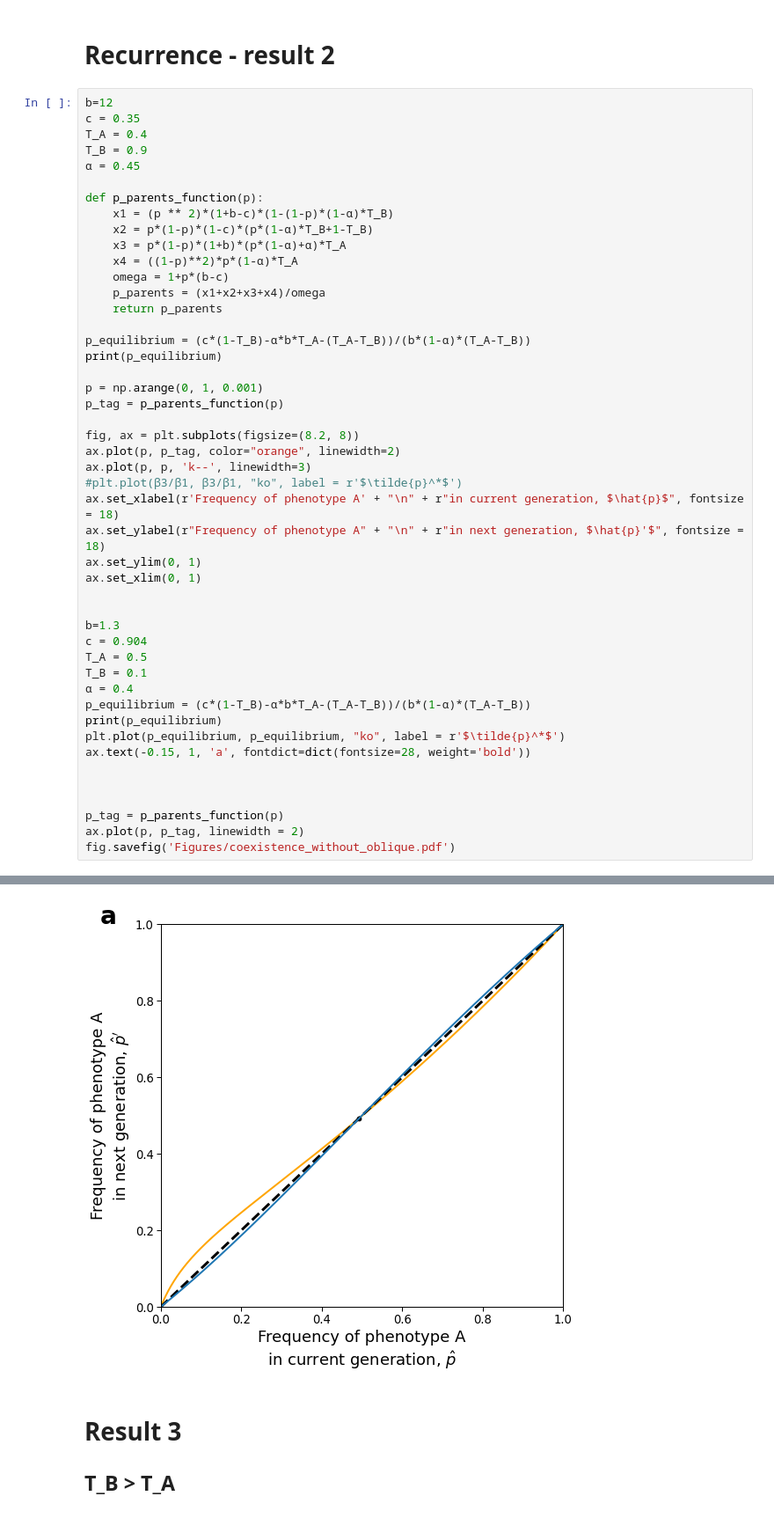
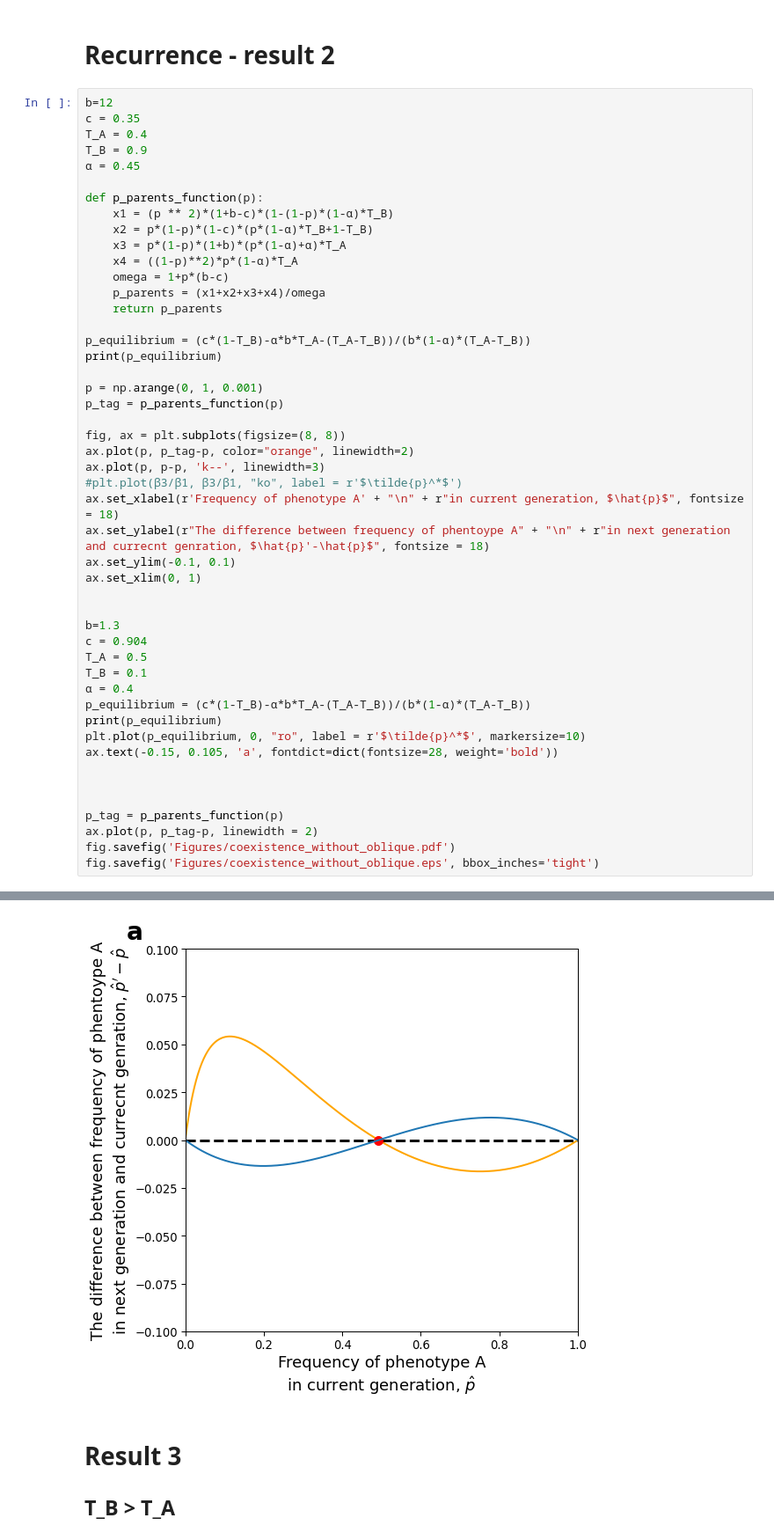
Before and after one commit to yoavram-lab/CulturalCooperation, a Jupyter notebook: ms/figures.ipynb, the cells around one changed output, grey strips where cells are left out. Shown at 88% size. Drawn from its saved outputs; the diff is of its cells as text.

```diff
--- a/ms/figures.ipynb
+++ b/ms/figures.ipynb
@@ -185,42 +185,43 @@ def p_parents_function(p):
     omega = 1+p*(b-c)
     p_parents = (x1+x2+x3+x4)/omega
     return p_parents
 
 p_equilibrium = (c*(1-T_B)-α*b*T_A-(T_A-T_B))/(b*(1-α)*(T_A-T_B))
 print(p_equilibrium)
 
 p = np.arange(0, 1, 0.001)
 p_tag = p_parents_function(p)
 
-fig, ax = plt.subplots(figsize=(8.2, 8))
-ax.plot(p, p_tag, color="orange", linewidth=2)
-ax.plot(p, p, 'k--', linewidth=3)
+fig, ax = plt.subplots(figsize=(8, 8))
+ax.plot(p, p_tag-p, color="orange", linewidth=2)
+ax.plot(p, p-p, 'k--', linewidth=3)
 #plt.plot(β3/β1, β3/β1, "ko", label = r'$\tilde{p}^*$')
 ax.set_xlabel(r'Frequency of phenotype A' + "\n" + r"in current generation, $\hat{p}$", fontsize = 18)
-ax.set_ylabel(r"Frequency of phenotype A" + "\n" + r"in next generation, $\hat{p}'$", fontsize = 18)
-ax.set_ylim(0, 1)
+ax.set_ylabel(r"The difference between frequency of phentoype A" + "\n" + r"in next generation and currecnt genration, $\hat{p}'-\hat{p}$", fontsize = 18)
+ax.set_ylim(-0.1, 0.1)
 ax.set_xlim(0, 1)
 
 
 b=1.3
 c = 0.904
 T_A = 0.5
 T_B = 0.1
 α = 0.4
 p_equilibrium = (c*(1-T_B)-α*b*T_A-(T_A-T_B))/(b*(1-α)*(T_A-T_B))
 print(p_equilibrium)
-plt.plot(p_equilibrium, p_equilibrium, "ko", label = r'$\tilde{p}^*$')
-ax.text(-0.15, 1, 'a', fontdict=dict(fontsize=28, weight='bold'))
+plt.plot(p_equilibrium, 0, "ro", label = r'$\tilde{p}^*$', markersize=10)
+ax.text(-0.15, 0.105, 'a', fontdict=dict(fontsize=28, weight='bold'))
 
 
 
 p_tag = p_parents_function(p)
-ax.plot(p, p_tag, linewidth = 2)
+ax.plot(p, p_tag-p, linewidth = 2)
 fig.savefig('Figures/coexistence_without_oblique.pdf')
+fig.savefig('Figures/coexistence_without_oblique.eps', bbox_inches='tight')
 # %% [output]
 0.4924242424242424
 0.4923076923076921
-[figure, old version]
+[figure, new version]
 # %% [markdown]
 # Result 3
 ## T_B > T_A
```
Also changed, not shown: parts of 1 cell of this notebook, 14 other files.
